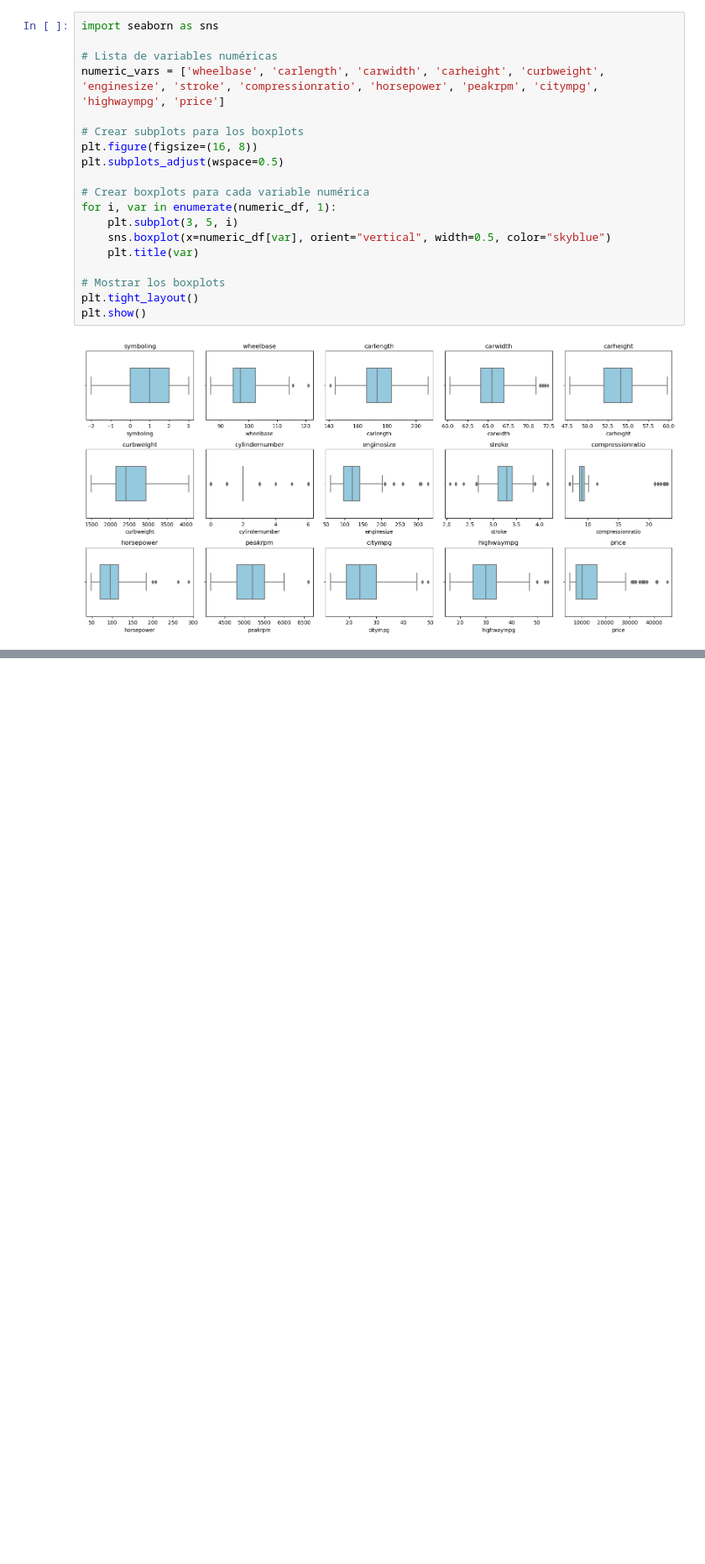
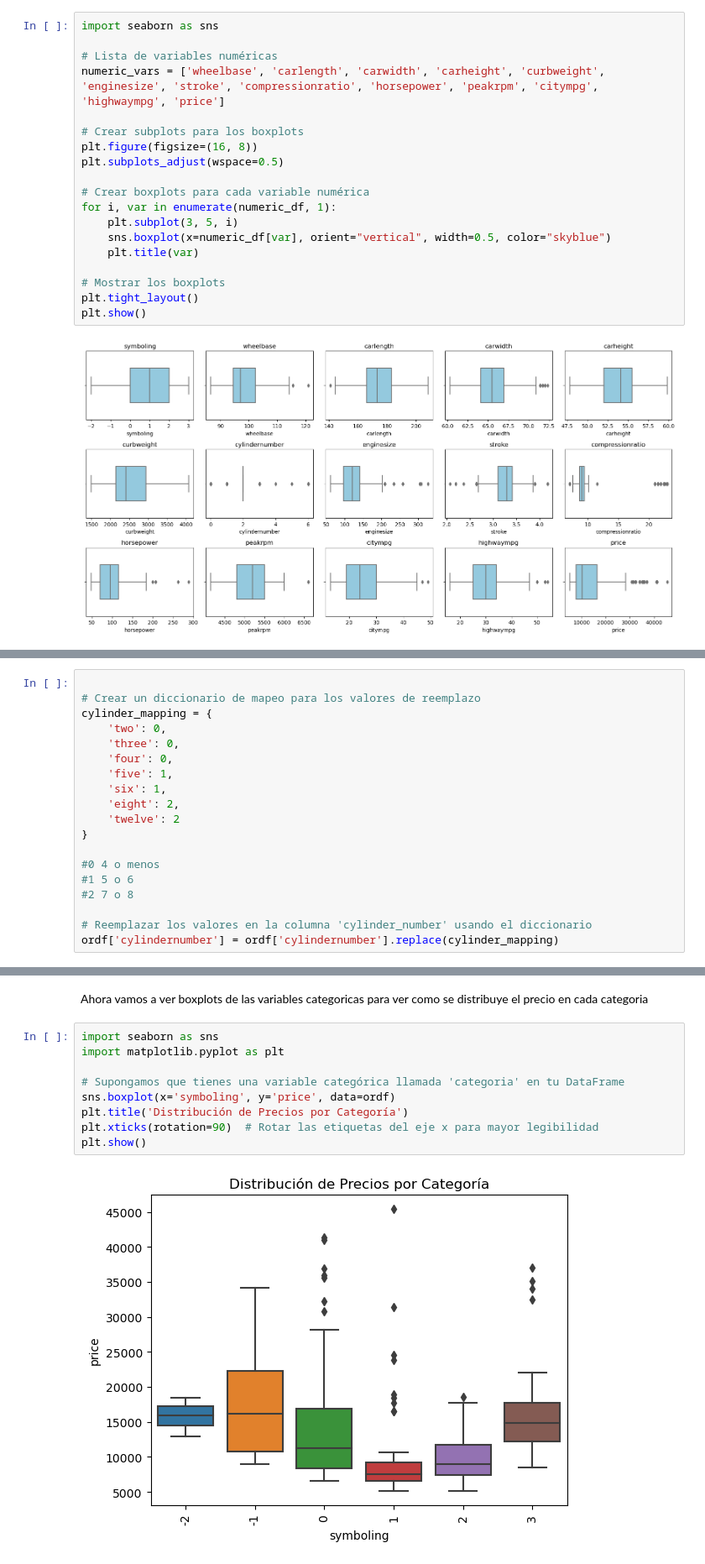
Before and after one commit to AlfredoGrcaa/LR_WO_Framework, a Jupyter notebook: final/estadistica/implementacion_estadistica.ipynb, the cells around one changed output, grey strips where cells are left out. Shown at 84% size. Saved outputs shown, nothing was run; the diff lists cells and outputs as text; blank space fills up the shorter version.

```diff
--- a/final/estadistica/implementacion_estadistica.ipynb
+++ b/final/estadistica/implementacion_estadistica.ipynb
@@ -233,0 +348,19 @@ Podemos ver que en las variables numericas tenemos una distribución de los dato
+# %%
+
+# Crear un diccionario de mapeo para los valores de reemplazo
+cylinder_mapping = {
+    'two': 0,
+    'three': 0,
+    'four': 0,
+    'five': 1,
+    'six': 1,
+    'eight': 2,
+    'twelve': 2
+}
+
+#0 4 o menos
+#1 5 o 6
+#2 7 o 8
+
+# Reemplazar los valores en la columna 'cylinder_number' usando el diccionario
+ordf['cylindernumber'] = ordf['cylindernumber'].replace(cylinder_mapping)
@@ -233,0 +382,13 @@ Podemos ver que en las variables numericas tenemos una distribución de los dato
+# %% [markdown]
+Ahora vamos a ver boxplots de las variables categoricas para ver como se distribuye el precio en cada categoria
+# %%
+import seaborn as sns
+import matplotlib.pyplot as plt
+
+# Supongamos que tienes una variable categórica llamada 'categoria' en tu DataFrame
+sns.boxplot(x='symboling', y='price', data=ordf)
+plt.title('Distribución de Precios por Categoría')
+plt.xticks(rotation=90)  # Rotar las etiquetas del eje x para mayor legibilidad
+plt.show()
+# %% [output]
+[figure, added]
```
Also changed, not shown: parts of 81 cells of this notebook.
